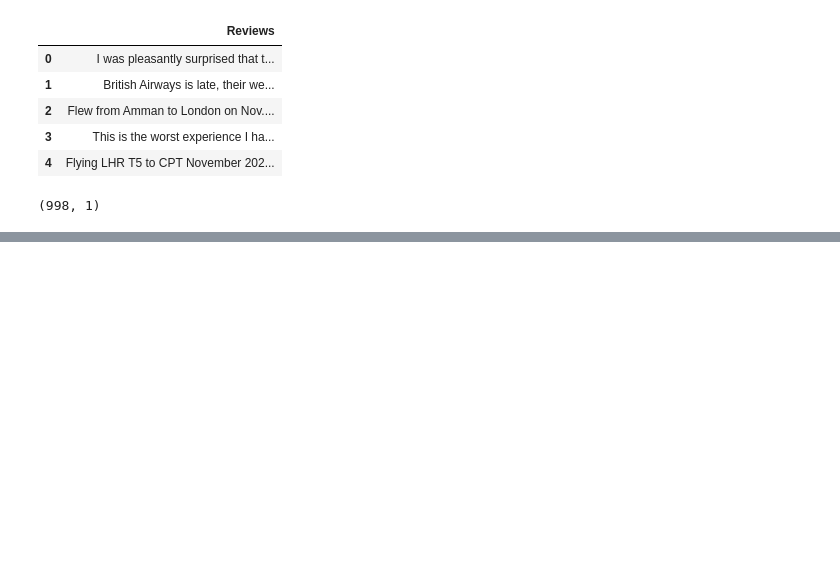
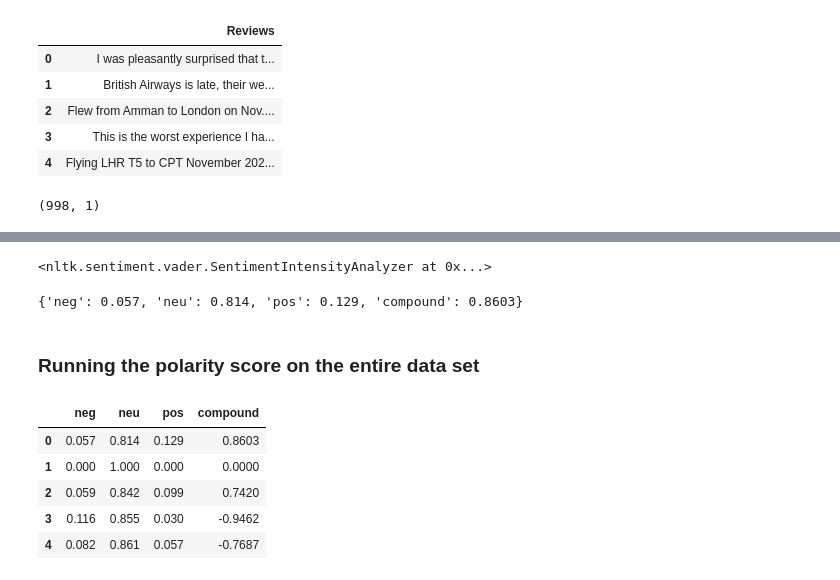
Before and after one commit to proton029/British-Airways-internship-Data-Science-, a Jupyter notebook: Webscraping.ipynb, the cells around one changed output, grey strips where cells are left out. Cells and saved outputs as stored; diff of their text form; code cells hidden in the pictures; blank space fills up the shorter version.

```diff
--- a/Webscraping.ipynb
+++ b/Webscraping.ipynb
@@ -203,0 +290,10 @@ df.shape
+# %%
+sia
+# %% [output]
+<nltk.sentiment.vader.SentimentIntensityAnalyzer at 0x...>
+# %%
+sia.polarity_scores(ex)
+# %% [output]
+{'neg': 0.057, 'neu': 0.814, 'pos': 0.129, 'compound': 0.8603}
+# %% [markdown]
+### Running the polarity score on the entire data set
@@ -203,0 +307,9 @@ df.shape
+# %%
+vaders.head()
+# %% [output]
+|  | neg | neu | pos | compound |
+| 0 | 0.057 | 0.814 | 0.129 | 0.8603 |
+| 1 | 0.000 | 1.000 | 0.000 | 0.0000 |
+| 2 | 0.059 | 0.842 | 0.099 | 0.7420 |
+| 3 | 0.116 | 0.855 | 0.030 | -0.9462 |
+| 4 | 0.082 | 0.861 | 0.057 | -0.7687 |
```
Also changed, not shown: parts of 23 cells of this notebook.
